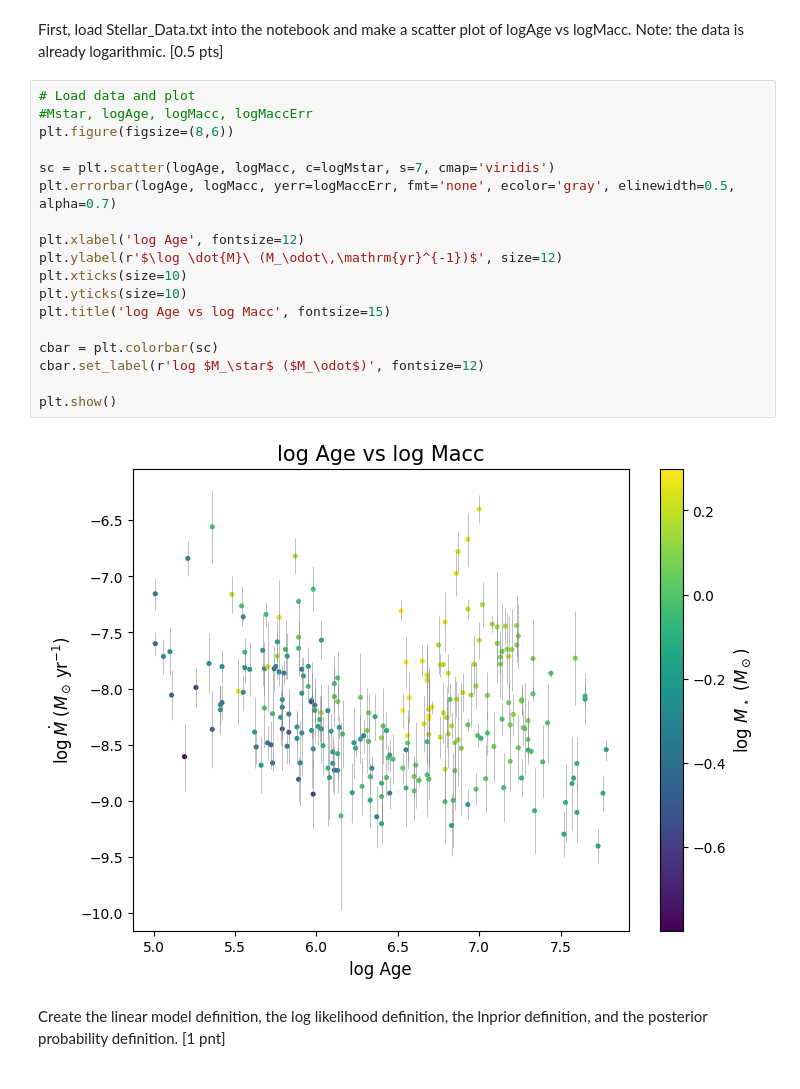
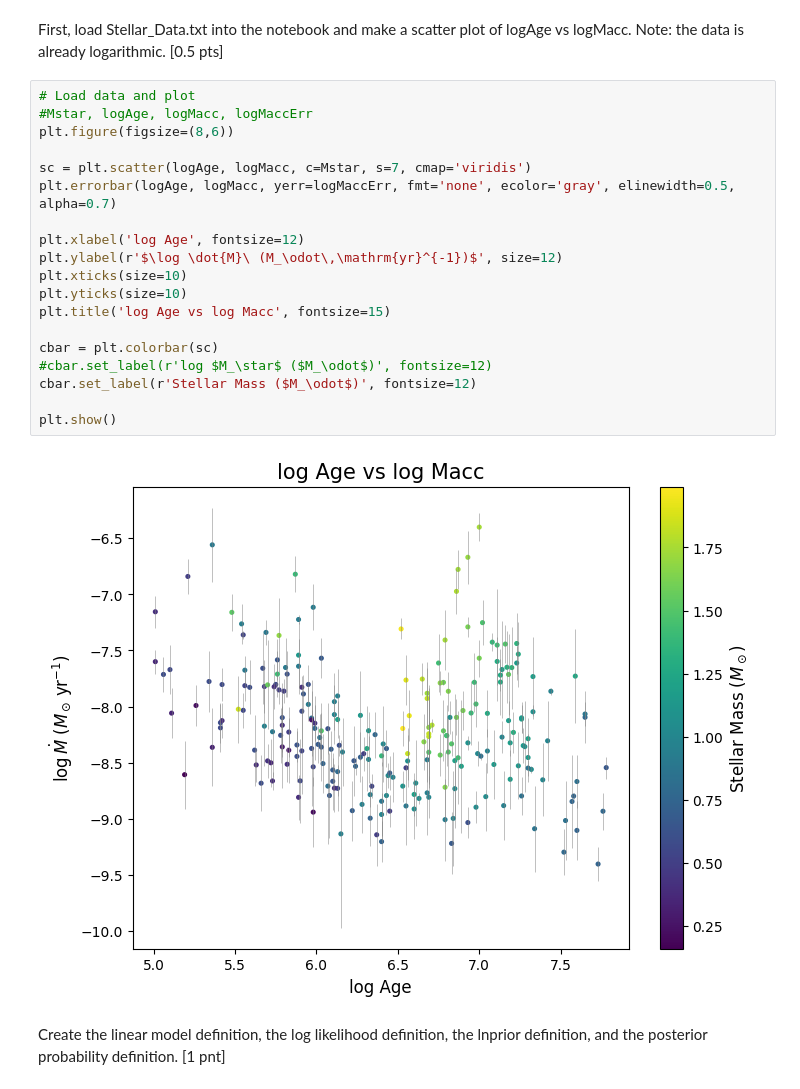
Before and after one commit to galih123star/computational2026, a Jupyter notebook: HW07/HW07_ChiSquared_MCMC.ipynb, the cells around one changed output. Drawn from its saved outputs; the diff is of its cells as text.

```diff
--- a/HW07/HW07_ChiSquared_MCMC.ipynb
+++ b/HW07/HW07_ChiSquared_MCMC.ipynb
@@ -347,23 +348,24 @@ First, load Stellar_Data.txt into the notebook and make a scatter plot of logAge
 # %%
 # Load data and plot
 #Mstar, logAge, logMacc, logMaccErr
 plt.figure(figsize=(8,6))
 
-sc = plt.scatter(logAge, logMacc, c=logMstar, s=7, cmap='viridis')
+sc = plt.scatter(logAge, logMacc, c=Mstar, s=7, cmap='viridis')
 plt.errorbar(logAge, logMacc, yerr=logMaccErr, fmt='none', ecolor='gray', elinewidth=0.5, alpha=0.7)
 
 plt.xlabel('log Age', fontsize=12)
 plt.ylabel(r'$\log \dot{M}\ (M_\odot\,\mathrm{yr}^{-1})$', size=12)
 plt.xticks(size=10)
 plt.yticks(size=10)
 plt.title('log Age vs log Macc', fontsize=15)
 
 cbar = plt.colorbar(sc)
-cbar.set_label(r'log $M_\star$ ($M_\odot$)', fontsize=12)
+#cbar.set_label(r'log $M_\star$ ($M_\odot$)', fontsize=12)
+cbar.set_label(r'Stellar Mass ($M_\odot$)', fontsize=12)
 
 plt.show()
 # %% [output]
-[figure, old version]
+[figure, new version]
 # %% [markdown]
 Create the linear model definition, the log likelihood definition, the lnprior definition, and the posterior probability definition. [1 pnt]
 # %%
```
Also changed, not shown: parts of 22 cells of this notebook.
